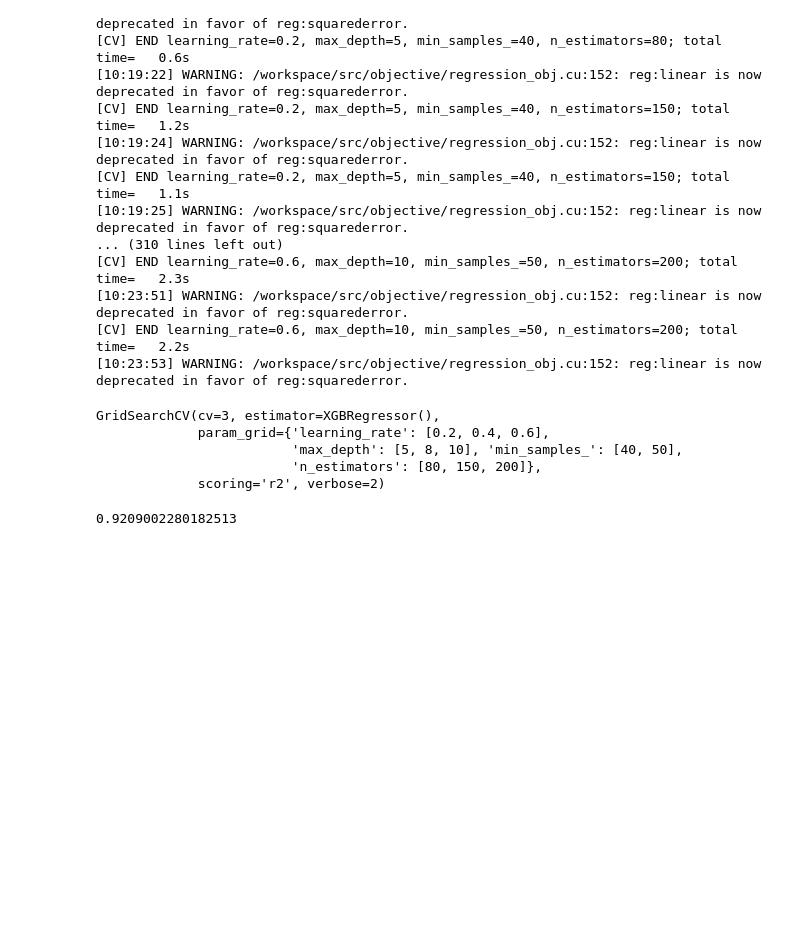
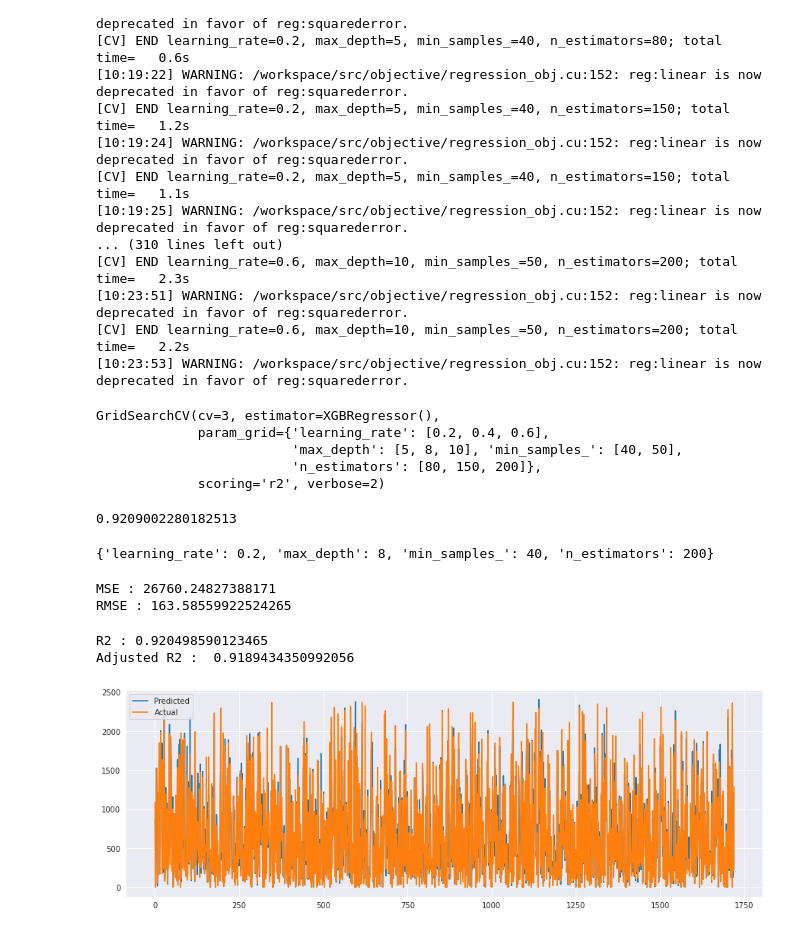
Before and after one commit to aloksingh43/Bike_sharing_demand_prediction, a Jupyter notebook: Bike_sharing_demand_prediction.ipynb, the cells around one changed output. Cells and saved outputs as stored; diff of their text form; code cells hidden in the pictures; blank space fills up the shorter version.

```diff
--- a/Bike_sharing_demand_prediction.ipynb
+++ b/Bike_sharing_demand_prediction.ipynb
@@ -1154,3 +1154,33 @@ GridSearchCV(cv=3, estimator=XGBRegressor(),
 xgb_grid.best_score_
 # %% [output]
 0.9209002280182513
+# %%
+xgb_grid.best_params_
+# %% [output]
+{'learning_rate': 0.2, 'max_depth': 8, 'min_samples_': 40, 'n_estimators': 200}
+# %%
+y_xgb_test_pred = xgb_grid.predict(X_test)
+# %%
+MSE  = mean_squared_error((y_test)**2, (y_xgb_test_pred)**2)
+print("MSE :" , MSE)
+
+RMSE = np.sqrt(MSE)
+print("RMSE :" ,RMSE)
+# %% [output]
+MSE : 26760.24827388171
+RMSE : 163.58559922524265
+# %%
+r2 = r2_score((y_test)**2, (y_xgb_test_pred)**2)
+print("R2 :" ,r2)
+print("Adjusted R2 : ",1-(1-r2_score((y_test)**2, (y_xgb_test_pred)**2))*((X_test.shape[0]-1)/(X_test.shape[0]-X_test.shape[1]-1)))
+# %% [output]
+R2 : 0.920498590123465
+Adjusted R2 :  0.9189434350992056
+# %%
+plt.figure(figsize=(15,5))
+plt.plot((y_xgb_test_pred)**2)
+plt.plot(np.array((y_test)**2))
+plt.legend(["Predicted","Actual"])
+plt.show()
+# %% [output]
+[figure, added]
```
Also changed, not shown: parts of 3 cells of this notebook.
